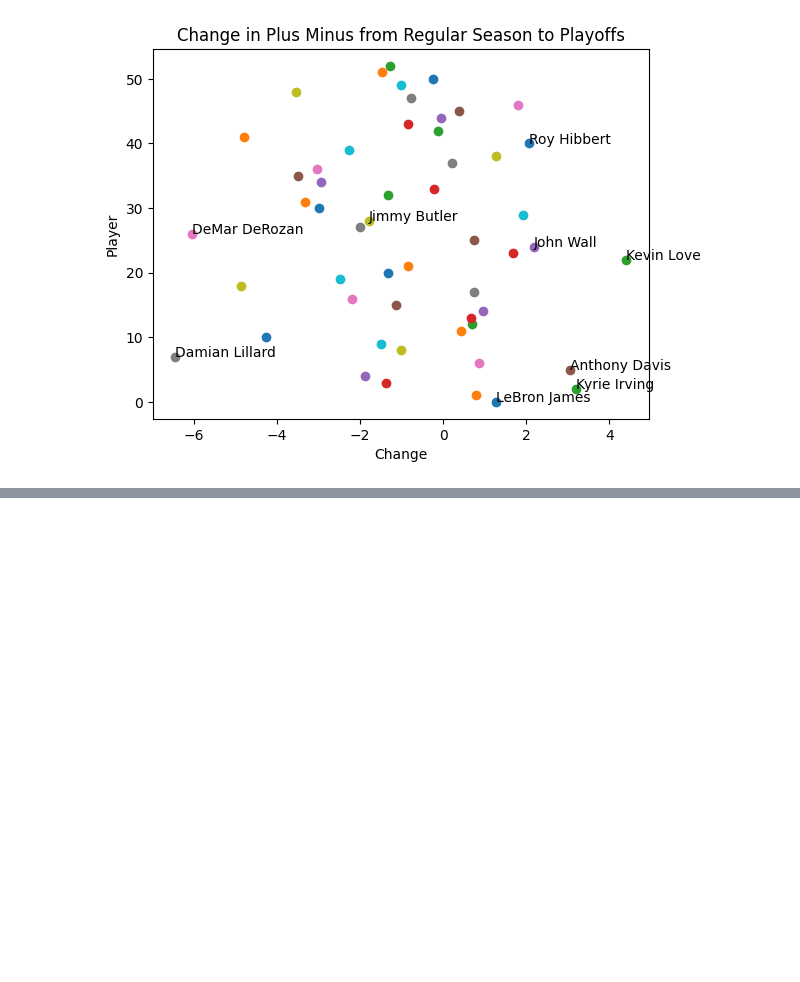
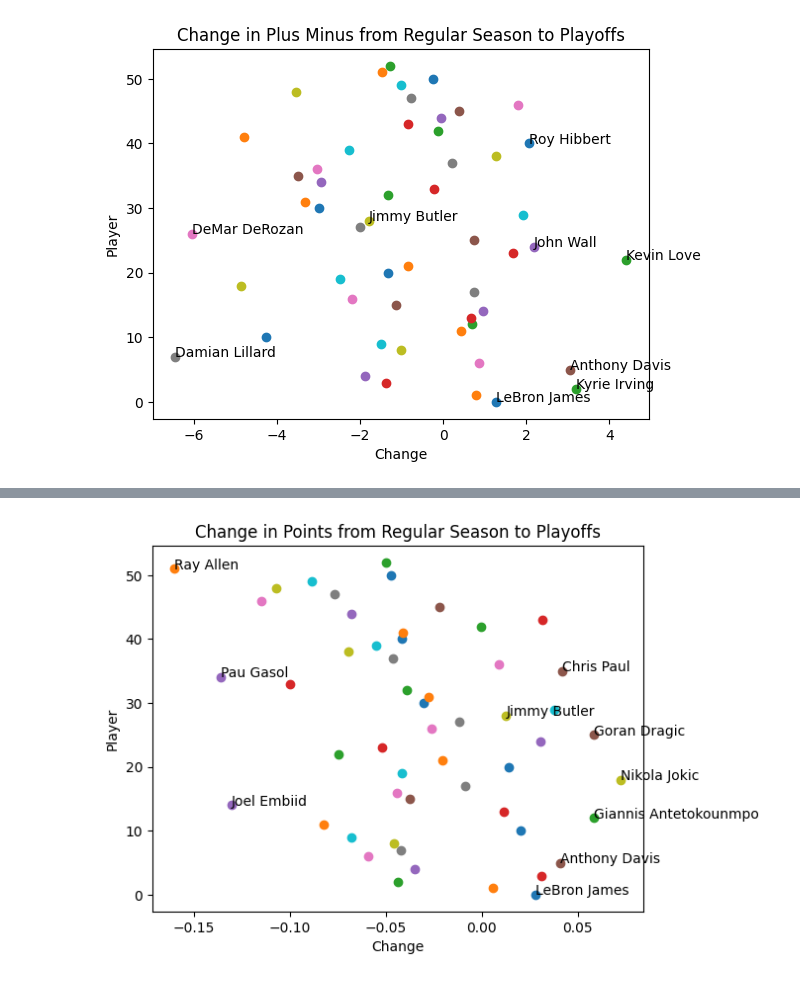
Before and after one commit to sumersao/playoff-jimmy-butler, a Jupyter notebook: playoff_reg_deltas.ipynb, the cells around one changed output, grey strips where cells are left out. Saved outputs shown, nothing was run; the diff lists cells and outputs as text; code cells hidden in the pictures; blank space fills up the shorter version.

```diff
--- a/playoff_reg_deltas.ipynb
+++ b/playoff_reg_deltas.ipynb
@@ -99,0 +127,23 @@ plt.show()
+# %%
+# now plot it for each player
+
+# only label the outlier points
+outlier_indices = [i for i, x in enumerate(pt_changes_norm) if x > 0.04 or x < -0.12]
+outlier_names = [all_stars[i] for i in outlier_indices]
+
+# also label jimmy butler aand lebron james
+outlier_names.append('Jimmy Butler')
+outlier_names.append('LeBron James')
+
+for i, star in enumerate(all_stars):
+    plt.scatter(pt_changes_norm[i], i)
+    if star in outlier_names:
+        plt.annotate(star, (pt_changes_norm[i], i))
+
+plt.title('Change in Points from Regular Season to Playoffs')
+plt.xlabel('Change')
+plt.ylabel('Player')
+plt.savefig('plots/pt_changes_norm_scatter.png')
+plt.show()
+# %% [output]
+[figure, added]
```
Also changed, not shown: parts of 1 cell of this notebook, 2 other files.
